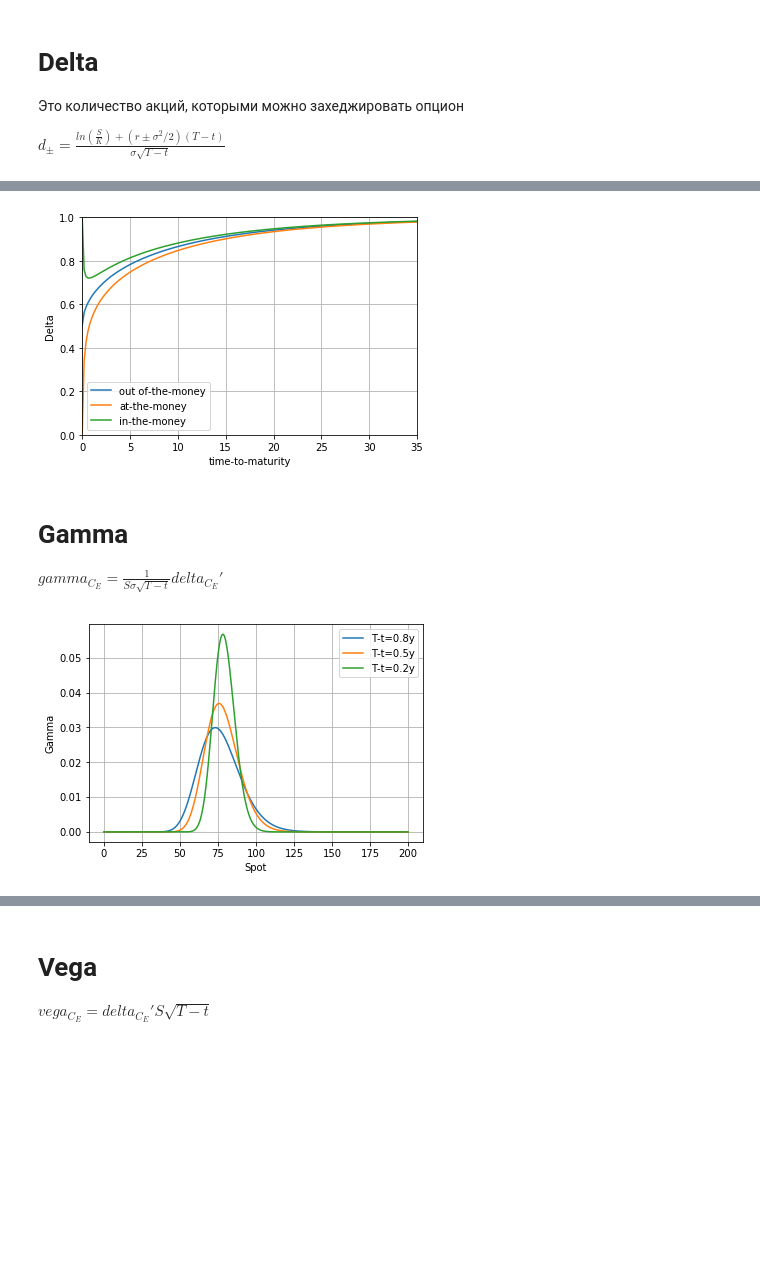
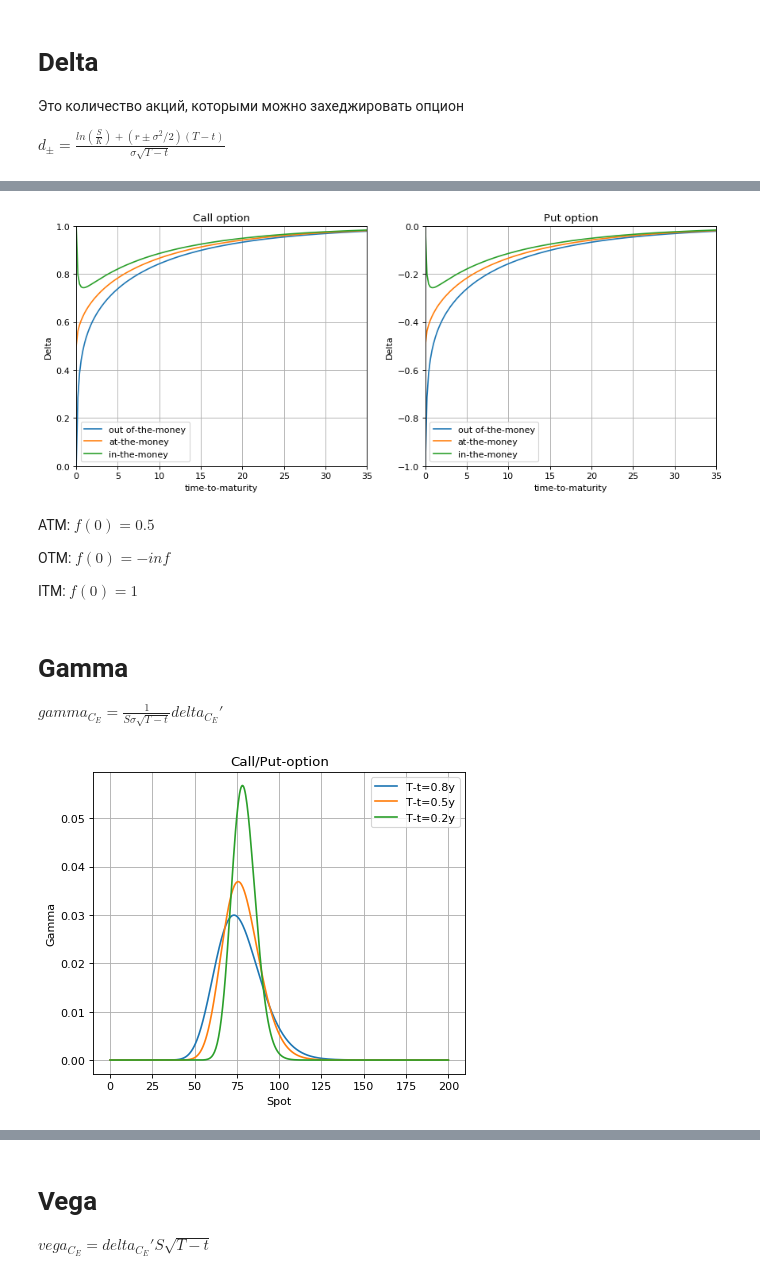
Before and after one commit to IPostevoi/Finance, a Jupyter notebook: Greeks.ipynb, the cells around one changed output, grey strips where cells are left out. Drawn from its saved outputs; the diff is of its cells as text; code cells hidden in the pictures; blank space fills up the shorter version.

```diff
--- a/Greeks.ipynb
+++ b/Greeks.ipynb
@@ -45,6 +45,5 @@ def F(x):
     return stats.norm.cdf(x)
 # %%
 #D1 = Delta_Call(S, 0.2)
-D1C = F(d1(S, 0.8))
-D2C = F(d1(S, 0.5))
-D3C = F(d1(S, 0.2))
+def Delta_call(S, T):
+    return F(d1(S, T))
@@ -76,0 +50,3 @@ plt.show()
+# %%
+def Delta_put(S, T):
+    return Delta_call(S, T) - 1
@@ -98,16 +87,37 @@ D3C = F(d1(S3, ttm))
 # %%
-plt.plot(ttm, D1C)
-plt.plot(ttm, D2C)
-plt.plot(ttm, D3C)
+fig=plt.figure(figsize=(13, 5), dpi= 80, facecolor='w', edgecolor='k')
+
+plt.subplot(121)
+plt.plot(ttm, Delta_call(75, ttm))
+plt.plot(ttm, Delta_call(80, ttm))
+plt.plot(ttm, Delta_call(85, ttm))
+plt.title('Call option')
 plt.legend(['out of-the-money', 'at-the-money', 'in-the-money'])
 plt.axis([0, 35, 0, 1.])
 plt.xlabel('time-to-maturity')
 plt.ylabel('Delta')
 plt.grid(True)
+
+plt.subplot(122)
+plt.plot(ttm, Delta_put(75, ttm))
+plt.plot(ttm, Delta_put(80, ttm))
+plt.plot(ttm, Delta_put(85, ttm))
+plt.title('Put option')
+plt.legend(['out of-the-money', 'at-the-money', 'in-the-money'])
+plt.axis([0, 35, -1, 0])
+plt.xlabel('time-to-maturity')
+plt.ylabel('Delta')
+plt.grid(True)
 plt.show()
 #найти и написать асимптоты
 # %% [output]
-[figure, old version]
+[figure, new version]
+# %% [markdown]
+ATM: $f(0) = 0.5$
+
+OTM: $f(0) = -inf$
+
+ITM: $f(0) = 1$
 # %% [markdown]
 # Gamma
 
@@ -119,11 +131,14 @@ G3 = f(d1(S, 0.2)) / (S * sigma * np.sqrt(0.2))
 # %%
-plt.plot(S, G1)
-plt.plot(S, G2)
-plt.plot(S, G3)
+fig=plt.figure(figsize=(6, 5), dpi= 80, facecolor='w', edgecolor='k')
+
+plt.plot(S, Gamma_call(S, 0.8))
+plt.plot(S, Gamma_call(S, 0.5))
+plt.plot(S, Gamma_call(S, 0.2))
+plt.title('Call/Put-option')
 plt.legend(['T-t=0.8y', 'T-t=0.5y', 'T-t=0.2y'])
 plt.xlabel('Spot')
 plt.ylabel('Gamma')
 plt.grid(True)
 plt.show()
 # %% [output]
-[figure, old version]
+[figure, new version]
```
Also changed, not shown: parts of 60 cells of this notebook.
